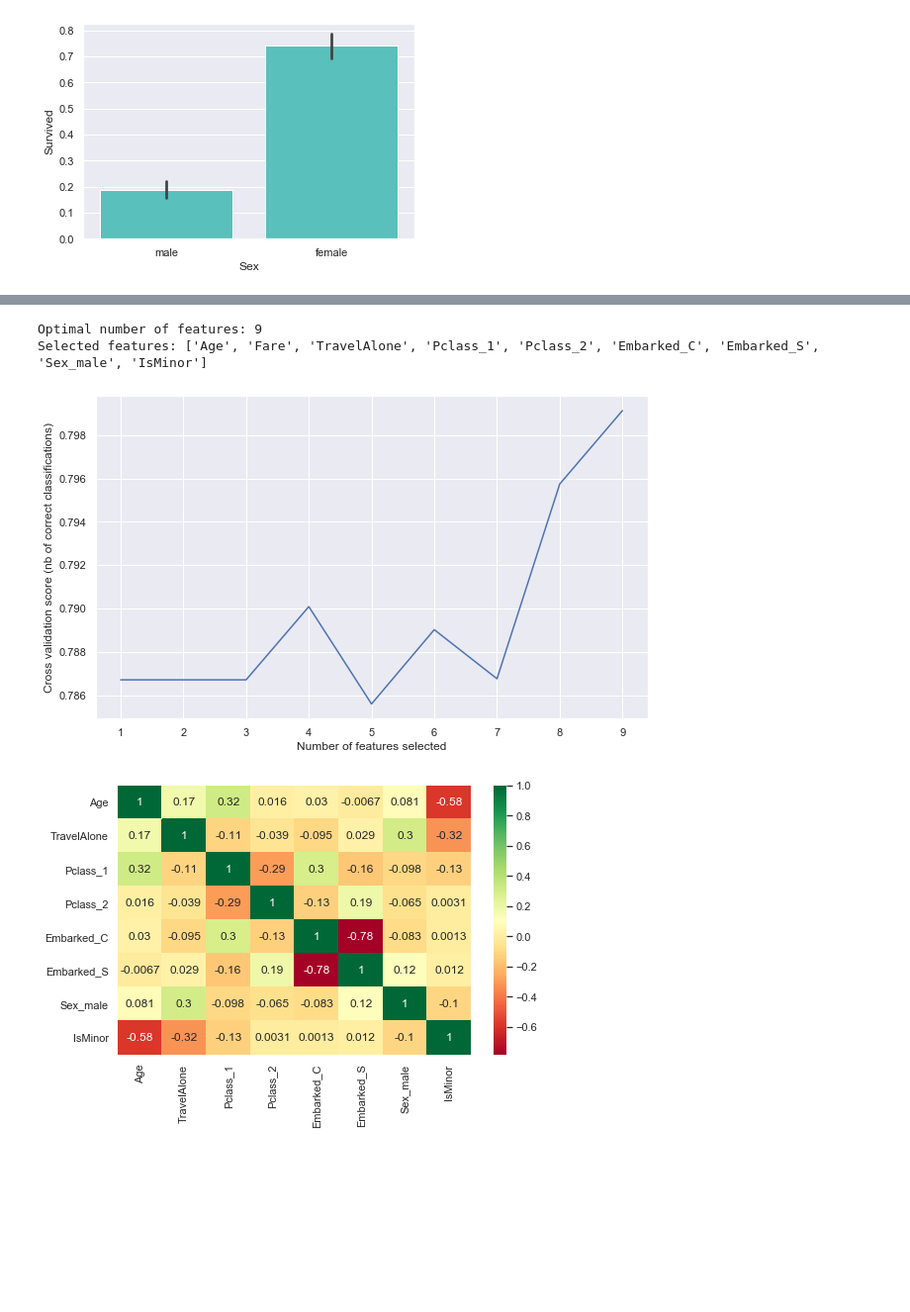
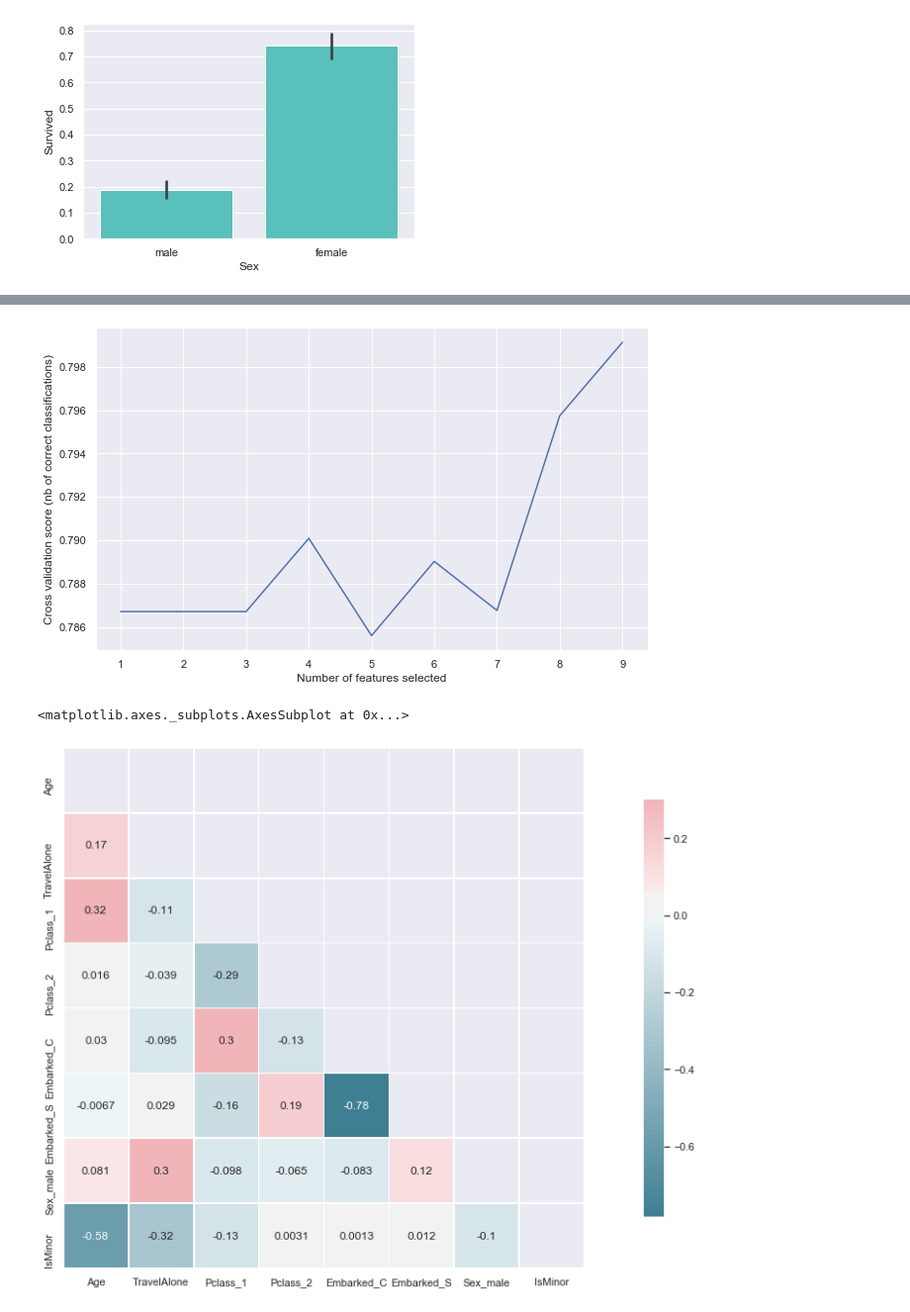
Before and after one commit to ewelinasarnacka/Python_case_study, a Jupyter notebook: case_study_07_logistic_reg.ipynb, the cells around one changed output, grey strips where cells are left out. Shown at 99% size. Drawn from its saved outputs; the diff is of its cells as text; code cells hidden in the pictures; blank space fills up the shorter version.

```diff
--- a/case_study_07_logistic_reg.ipynb
+++ b/case_study_07_logistic_reg.ipynb
@@ -448,13 +503,4 @@ Selected features: ['Age', 'TravelAlone', 'Pclass_1', 'Pclass_2', 'Embarked_C',
 # %%
-from sklearn.feature_selection import RFECV
-# Create the RFE object and compute a cross-validated score.
-# The "accuracy" scoring is proportional to the number of correct classifications
-rfecv = RFECV(estimator=LogisticRegression(), step=1, cv=10, scoring='accuracy')
-rfecv.fit(X, y)
-
-print("Optimal number of features: %d" % rfecv.n_features_)
-print('Selected features: %s' % list(X.columns[rfecv.support_]))
-
 # Plot number of features VS. cross-validation scores
 plt.figure(figsize=(10,6))
 plt.xlabel("Number of features selected")
@@ -462,16 +508,24 @@ plt.ylabel("Cross validation score (nb of correct classifications)")
 plt.plot(range(1, len(rfecv.grid_scores_) + 1), rfecv.grid_scores_)
 plt.show()
 # %% [output]
-Optimal number of features: 9
-Selected features: ['Age', 'Fare', 'TravelAlone', 'Pclass_1', 'Pclass_2', 'Embarked_C', 'Embarked_S', 'Sex_male', 'IsMinor']
 [figure]
 # %%
 Selected_features = ['Age', 'TravelAlone', 'Pclass_1', 'Pclass_2', 'Embarked_C',
                      'Embarked_S', 'Sex_male', 'IsMinor']
 X = final_train[Selected_features]
 
-plt.subplots(figsize=(8, 5))
-sns.heatmap(X.corr(), annot=True, cmap="RdYlGn")
-plt.show()
+corr = X.corr()
-# %% [output]
-[figure, removed]
+# %%
+#sns.set(style="ticks")
+
+mask = np.zeros_like(corr, dtype=np.bool)
+mask[np.triu_indices_from(mask)] = True
+
+f, ax = plt.subplots(figsize=(22, 10))
+cmap = sns.diverging_palette(580, 10, as_cmap=True)
+
+sns.heatmap(corr, mask=mask, cmap=cmap, vmax=0.3, center=0.03,annot=True,
+            square=True, linewidths=.9, cbar_kws={"shrink": 0.8})
+# %% [output]
+<matplotlib.axes._subplots.AxesSubplot at 0x...>
+[figure, added]
```
Also changed, not shown: parts of 22 cells of this notebook.
